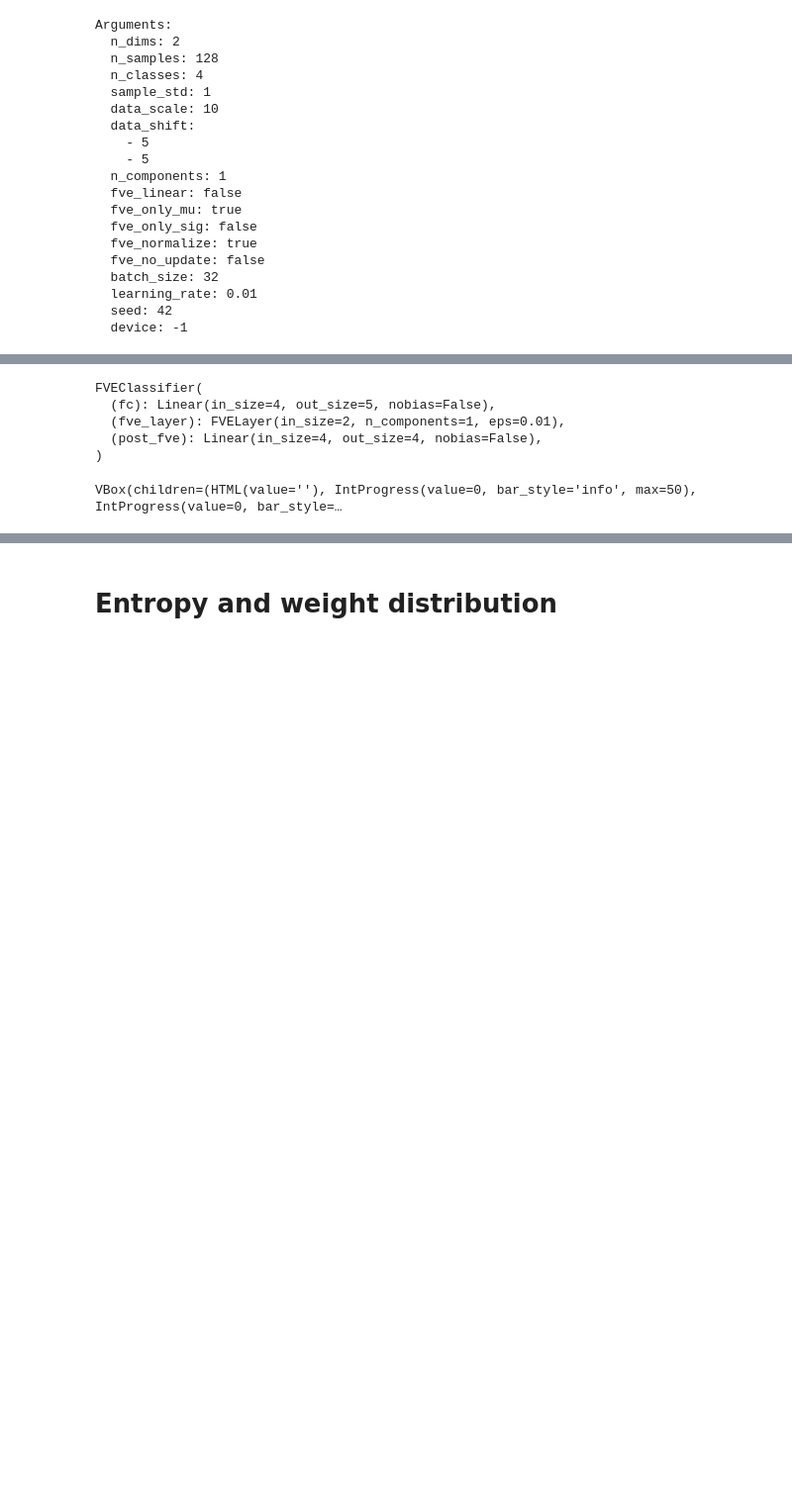
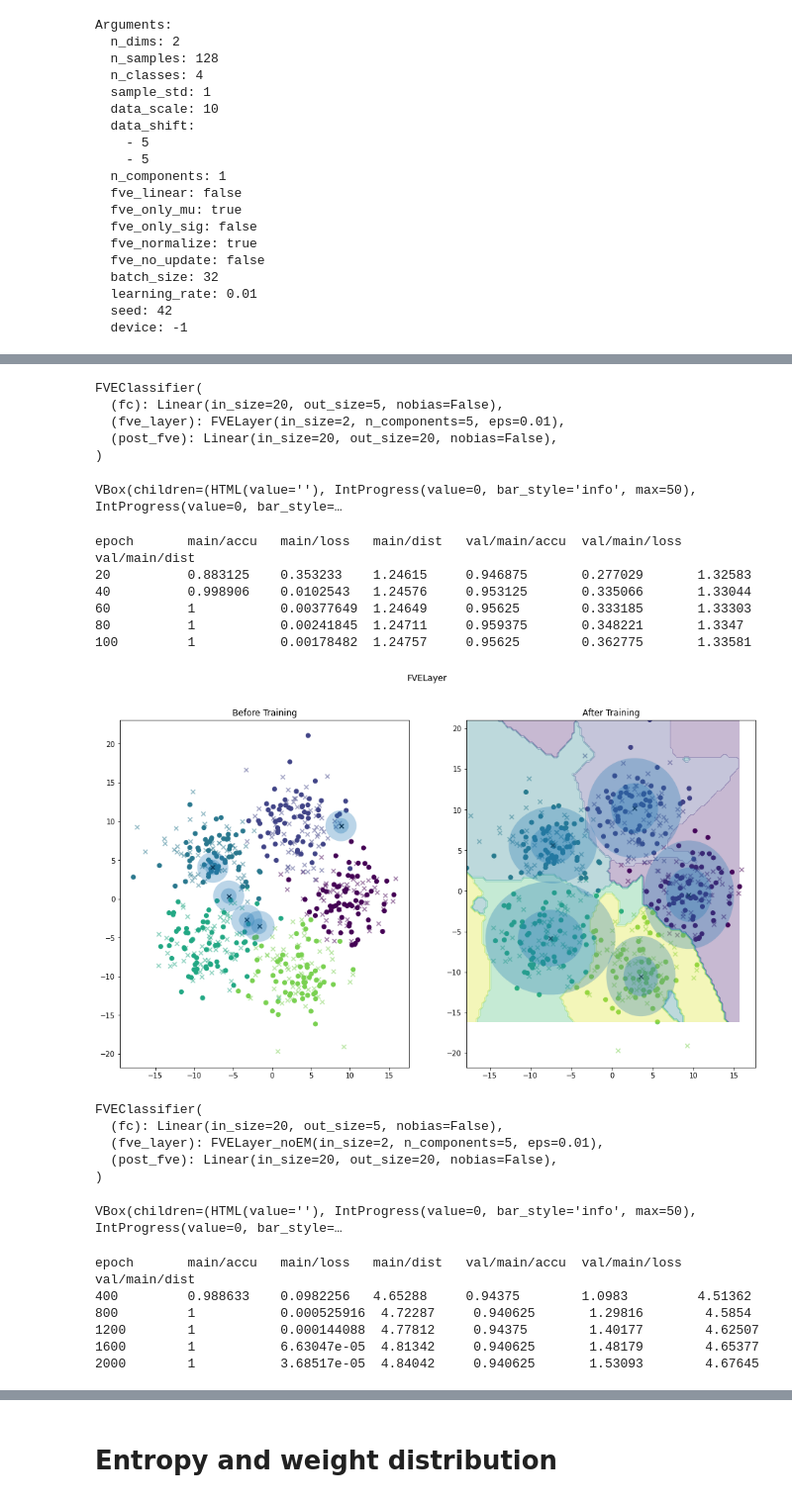
Before and after one commit to cvjena/fve_experiments, a Jupyter notebook: notebooks/2D Classification.ipynb, the cells around one changed output, grey strips where cells are left out. Shown at 99% size. Cells and saved outputs as stored; diff of their text form; code cells hidden in the pictures; blank space fills up the shorter version.

```diff
--- a/notebooks/2D Classification.ipynb
+++ b/notebooks/2D Classification.ipynb
@@ -356,8 +357,10 @@ class FVEClassifier(Classifier):
             enc = self.fve_layer(x)
 
         dist = self.fve_layer.mahalanobis_dist(x)
-        mean_min_dist = F.mean(F.min(dist, axis=-1))
-        self.report(dist=mean_min_dist)
+        assingment = self.fve_layer.soft_assignment(x)
+        mean_dist = F.mean(F.sum(assingment * dist, axis=-1))
+        self.report(dist=mean_dist)
+
 
         if self.normalize:
             enc = F.normalize(enc)
@@ -744,7 +706,7 @@ args = Args(
     batch_size=N*5,
     learning_rate=1e-1,
 
-    n_components=1,
+    n_components=5,
 
     fve_only_mu=False,
     fve_only_sig=False,
@@ -795,14 +757,15 @@ clfs = []
 
 iters_per_epoch = int(args.n_samples*args.n_classes / args.batch_size)
 
-epochs = 16000
-triggers = dict(
-    stop=(epochs, "epoch"),
-    log=(max(1, int(epochs/5)), "epoch"),
-    progress_bar=iters_per_epoch*1
-)
+default_epochs = 100
+for fve_class, epochs in [(FVELayer, None), (FVELayer_noEM, 2000)]:
+    epochs = epochs or default_epochs
+    triggers = dict(
+        stop=(epochs, "epoch"),
+        log=(max(1, int(epochs/5)), "epoch"),
+        progress_bar=iters_per_epoch*1
+    )
 
-for fve_class in [FVELayer, FVELayer_noEM]:
     set_seed(args.seed)
     kwargs = dict(
         fve_class=fve_class,
@@ -816,33 +779,52 @@ for fve_class in [FVELayer, FVELayer_noEM]:
     kwargs = dict(
         args=args,
         data=data,
         eval_data=eval_data,
         clf=clf,
         triggers=triggers,
         plot_decisions=True,
         title=fve_class.__name__
     )
 
     if 1:
         analyze_classifier(plot_params=True, **kwargs)
 
     else:
         analyze_gradient(plot_norm_grad=True, **kwargs)
 
 
     clfs.append(clf)
 
 #     with chainer.using_config("train", False):
 #         feats = clf.encode(data.X)
 #         for cls in range(args.n_classes):
 #             print(cls)
 #             min_feat = feats.array[data.y == cls].min(axis=0).round(3)
 #             max_feat = feats.array[data.y == cls].max(axis=0).round(3)
 #             print(np.abs(np.sign(min_feat)), np.abs(np.sign(max_feat)), sep="\n")
 # %% [output]
 FVEClassifier(
-  (fc): Linear(in_size=4, out_size=5, nobias=False),
-  (fve_layer): FVELayer(in_size=2, n_components=1, eps=0.01),
-  (post_fve): Linear(in_size=4, out_size=4, nobias=False),
+  (fc): Linear(in_size=20, out_size=5, nobias=False),
+  (fve_layer): FVELayer(in_size=2, n_components=5, eps=0.01),
+  (post_fve): Linear(in_size=20, out_size=20, nobias=False),
 )
 VBox(children=(HTML(value=''), IntProgress(value=0, bar_style='info', max=50), IntProgress(value=0, bar_style=…
+epoch       main/accu   main/loss   main/dist   val/main/accu  val/main/loss  val/main/dist
+20          0.883125    0.353233    1.24615     0.946875       0.277029       1.32583
+40          0.998906    0.0102543   1.24576     0.953125       0.335066       1.33044
+60          1           0.00377649  1.24649     0.95625        0.333185       1.33303
+80          1           0.00241845  1.24711     0.959375       0.348221       1.3347
+100         1           0.00178482  1.24757     0.95625        0.362775       1.33581
+[figure, added]
+FVEClassifier(
+  (fc): Linear(in_size=20, out_size=5, nobias=False),
+  (fve_layer): FVELayer_noEM(in_size=2, n_components=5, eps=0.01),
+  (post_fve): Linear(in_size=20, out_size=20, nobias=False),
+)
+VBox(children=(HTML(value=''), IntProgress(value=0, bar_style='info', max=50), IntProgress(value=0, bar_style=…
+epoch       main/accu   main/loss   main/dist   val/main/accu  val/main/loss  val/main/dist
+400         0.988633    0.0982256   4.65288     0.94375        1.0983         4.51362
+800         1           0.000525916  4.72287     0.940625       1.29816        4.5854
+1200        1           0.000144088  4.77812     0.94375        1.40177        4.62507
+1600        1           6.63047e-05  4.81342     0.940625       1.48179        4.65377
+2000        1           3.68517e-05  4.84042     0.940625       1.53093        4.67645
```
Also changed, not shown: parts of 15 cells of this notebook, 2 other files.
